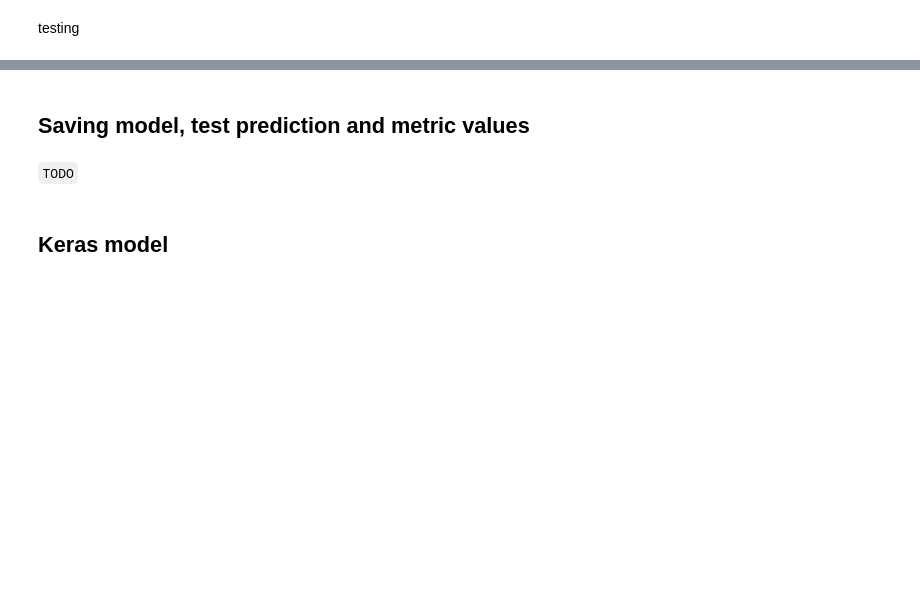
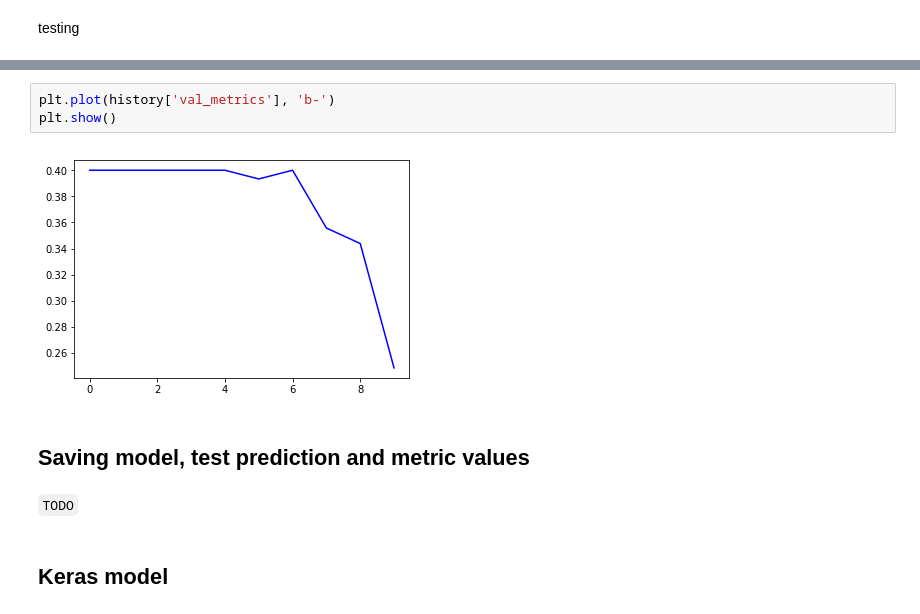
Before and after one commit to BorisShirokikh/salt-challenge, a Jupyter notebook: notebooks/pipeline_demo.ipynb, the cells around one changed output, grey strips where cells are left out. Drawn from its saved outputs; the diff is of its cells as text; blank space fills up the shorter version.

```diff
--- a/notebooks/pipeline_demo.ipynb
+++ b/notebooks/pipeline_demo.ipynb
@@ -113,3 +147,8 @@ plt.show()
+# %%
+plt.plot(history['val_metrics'], 'b-')
+plt.show()
+# %% [output]
+[figure, added]
 # %% [markdown]
 ## Saving model, test prediction and metric values
 # %% [markdown]
```
Also changed, not shown: parts of 14 cells of this notebook, 2 other files.
